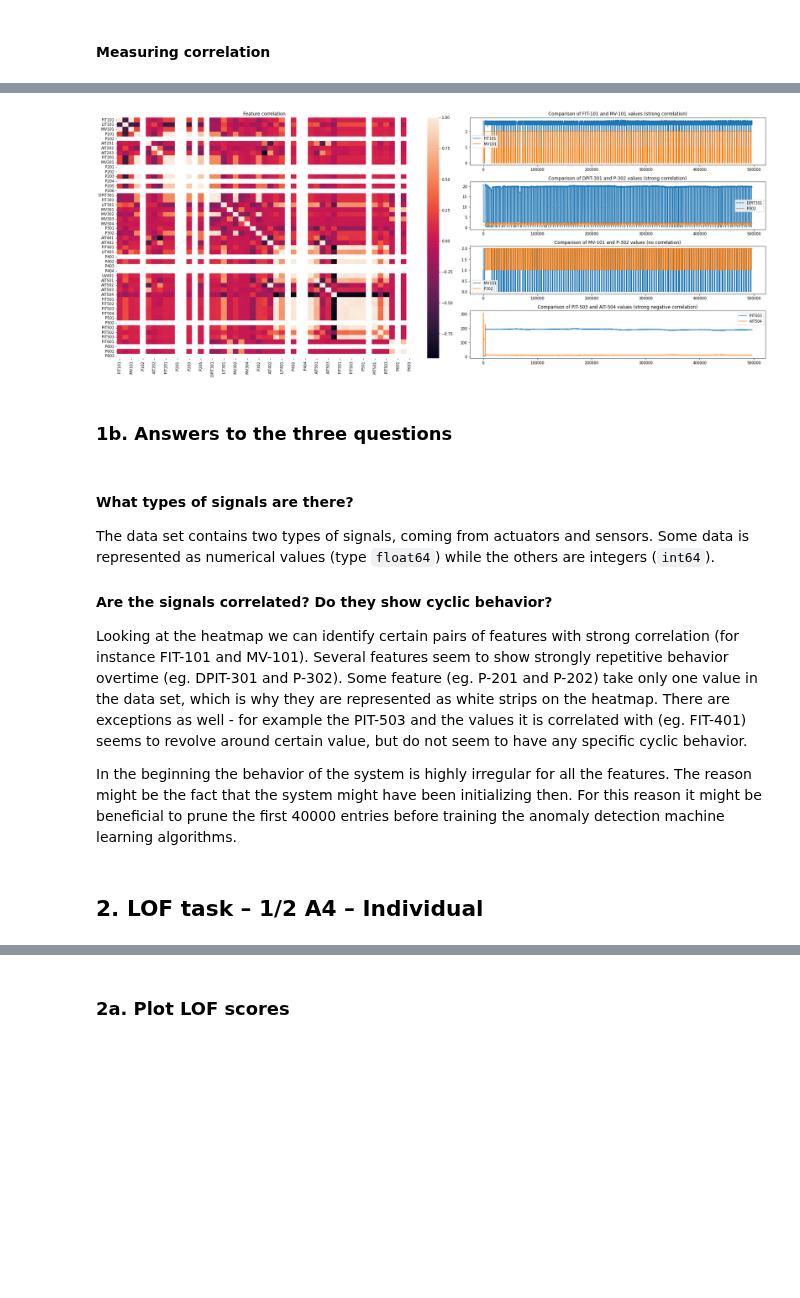
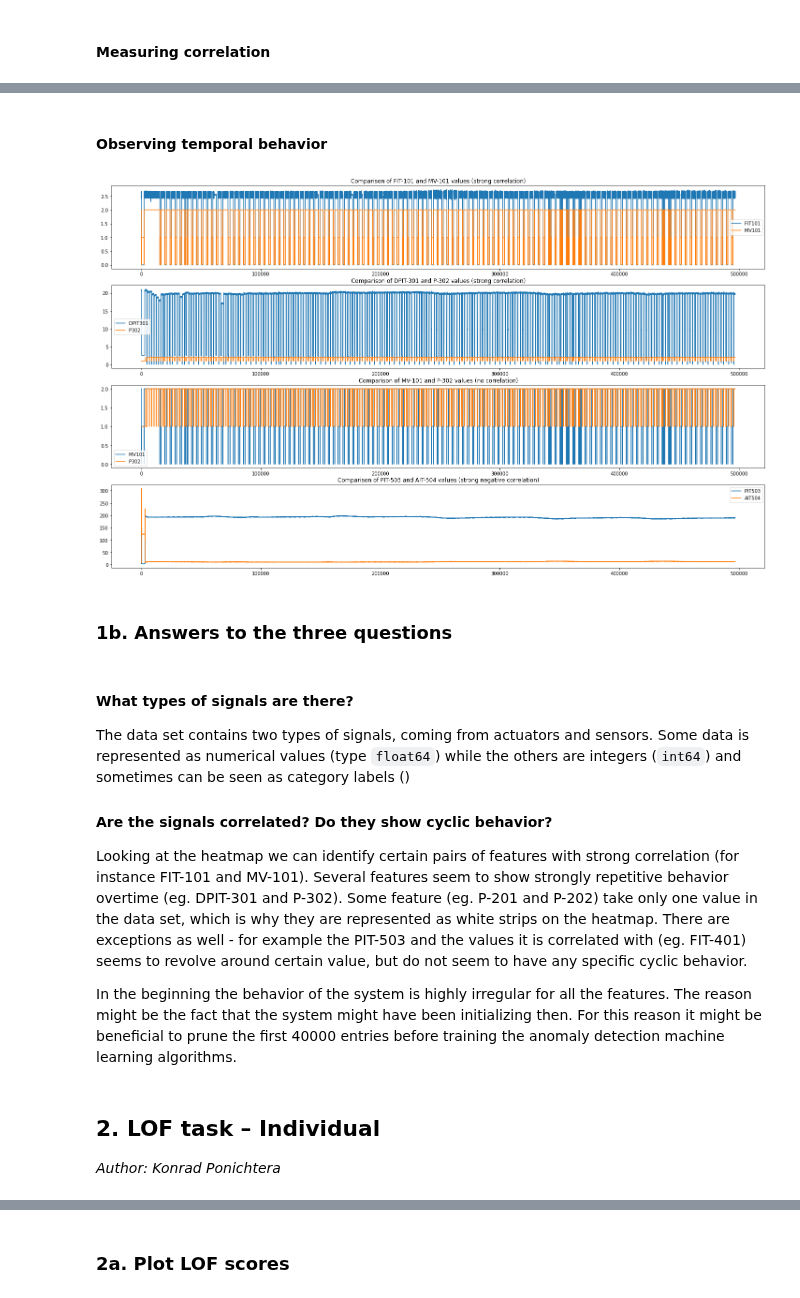
Before and after one commit to kponichtera/cs4035-cda, a Jupyter notebook: lab2/Lab2.ipynb, the cells around one changed output, grey strips where cells are left out. Cells and saved outputs as stored; diff of their text form; code cells hidden in the pictures; blank space fills up the shorter version.

```diff
--- a/lab2/Lab2.ipynb
+++ b/lab2/Lab2.ipynb
@@ -66,5 +71,10 @@ df.describe()
 # %%
 # Drop useless columns
 df = df.drop(columns=['Id', 'Label'])
+
+# Drop colums which take only one value
+for col in df.columns:
+    if len(df[col].unique()) == 1:
+        df = df.drop(columns=[col])
 # %% [markdown]
 #### Measuring correlation
@@ -71,29 +87,21 @@ df = df.drop(columns=['Id', 'Label'])
+# %% [markdown]
+#### Observing temporal behavior
 # %%
-fig = plt.figure(figsize=(25, 10), constrained_layout=True)
-gs = GridSpec(4, 2, figure=fig)
-heatmap_ax = fig.add_subplot(gs[:, 0])
-heatmap_ax.set_title('Feature correlation')
-plot_ax1 = fig.add_subplot(gs[0, 1])
-plot_ax2 = fig.add_subplot(gs[1, 1])
-plot_ax3 = fig.add_subplot(gs[2, 1])
-plot_ax4 = fig.add_subplot(gs[3, 1])
-
-sns.heatmap(df.corr(), ax=heatmap_ax)
-df.plot(ax=plot_ax1, y=['FIT101', 'MV101'], legend=True, title='Comparison of FIT-101 and MV-101 values (strong correlation)')
-df.plot(ax=plot_ax2, y=['DPIT301', 'P302'], legend=True, title='Comparison of DPIT-301 and P-302 values (strong correlation)')
-df.plot(ax=plot_ax3, y=['MV101', 'P302'], legend=True, title='Comparison of MV-101 and P-302 values (no correlation)')
-df.plot(ax=plot_ax4, y=['PIT503', 'AIT504'], legend=True, title='Comparison of PIT-503 and AIT-504 values (strong negative correlation)')
-
+_, (ax1, ax2, ax3, ax4) = plt.subplots(4, 1, figsize=(25, 15))
+df.plot(ax=ax1, y=['FIT101', 'MV101'], legend=True, title='Comparison of FIT-101 and MV-101 values (strong correlation)')
+df.plot(ax=ax2, y=['DPIT301', 'P302'], legend=True, title='Comparison of DPIT-301 and P-302 values (strong correlation)')
+df.plot(ax=ax3, y=['MV101', 'P302'], legend=True, title='Comparison of MV-101 and P-302 values (no correlation)')
+df.plot(ax=ax4, y=['PIT503', 'AIT504'], legend=True, title='Comparison of PIT-503 and AIT-504 values (strong negative correlation)')
 plt.show()
 # %% [output]
-[figure, old version]
+[figure, new version]
 # %% [markdown]
 ### 1b. Answers to the three questions
 # %% [markdown]
 #### What types of signals are there?
 
 The data set contains two types of signals, coming from actuators and sensors.
-Some data is represented as numerical values (type `float64`) while the others are integers (`int64`).
+Some data is represented as numerical values (type `float64`) while the others are integers (`int64`) and sometimes can be seen as category labels ()
 
 #### Are the signals correlated? Do they show cyclic behavior?
 
@@ -106,4 +114,6 @@ In the beginning the behavior of the system is highly irregular for all the feat
 The reason might be the fact that the system might have been initializing then.
 For this reason it might be beneficial to prune the first 40000 entries before training the anomaly detection machine learning algorithms.
 # %% [markdown]
-## 2. LOF task – 1/2 A4 – Individual
+## 2. LOF task – Individual
+
+*Author: Konrad Ponichtera*
```
Also changed, not shown: parts of 11 cells of this notebook.
